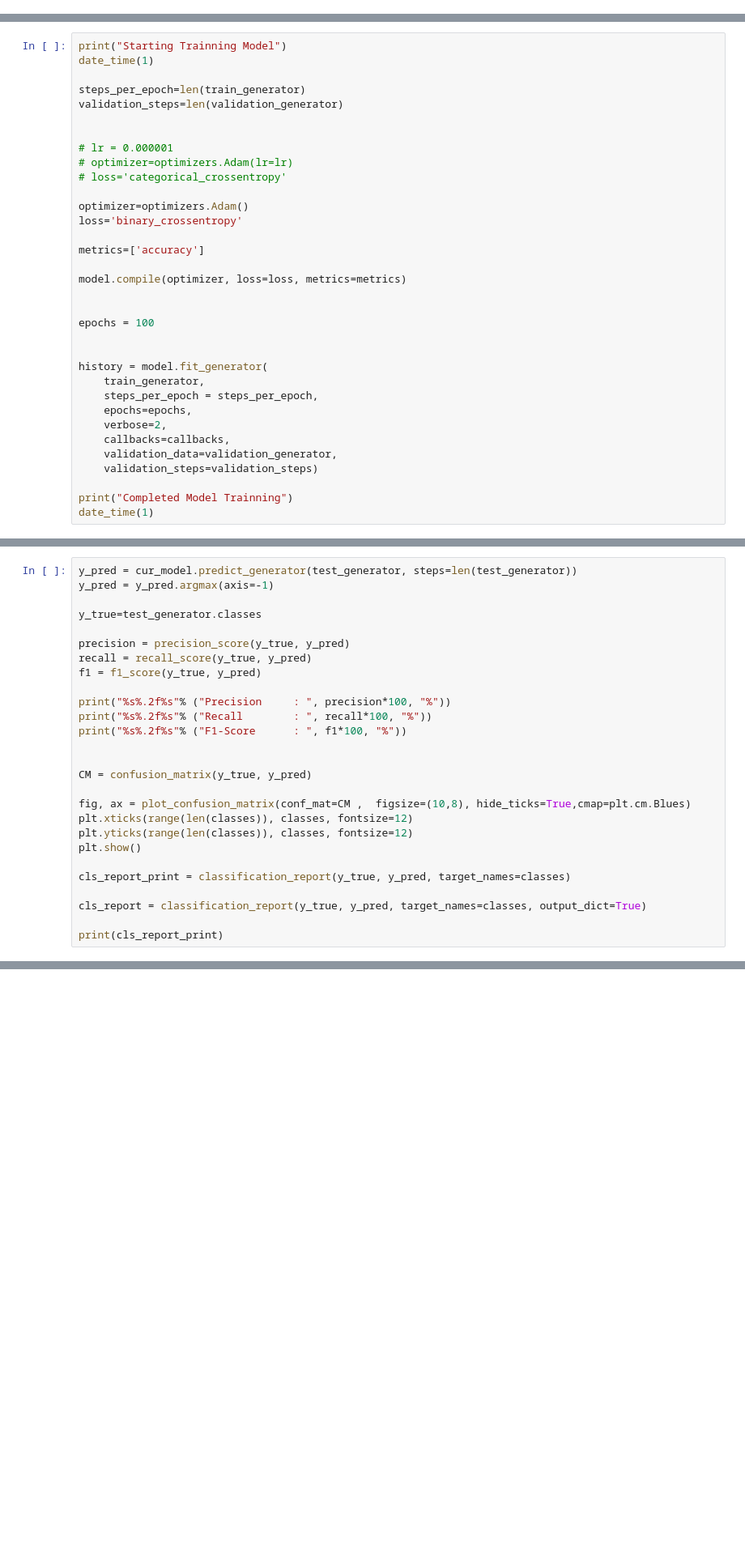
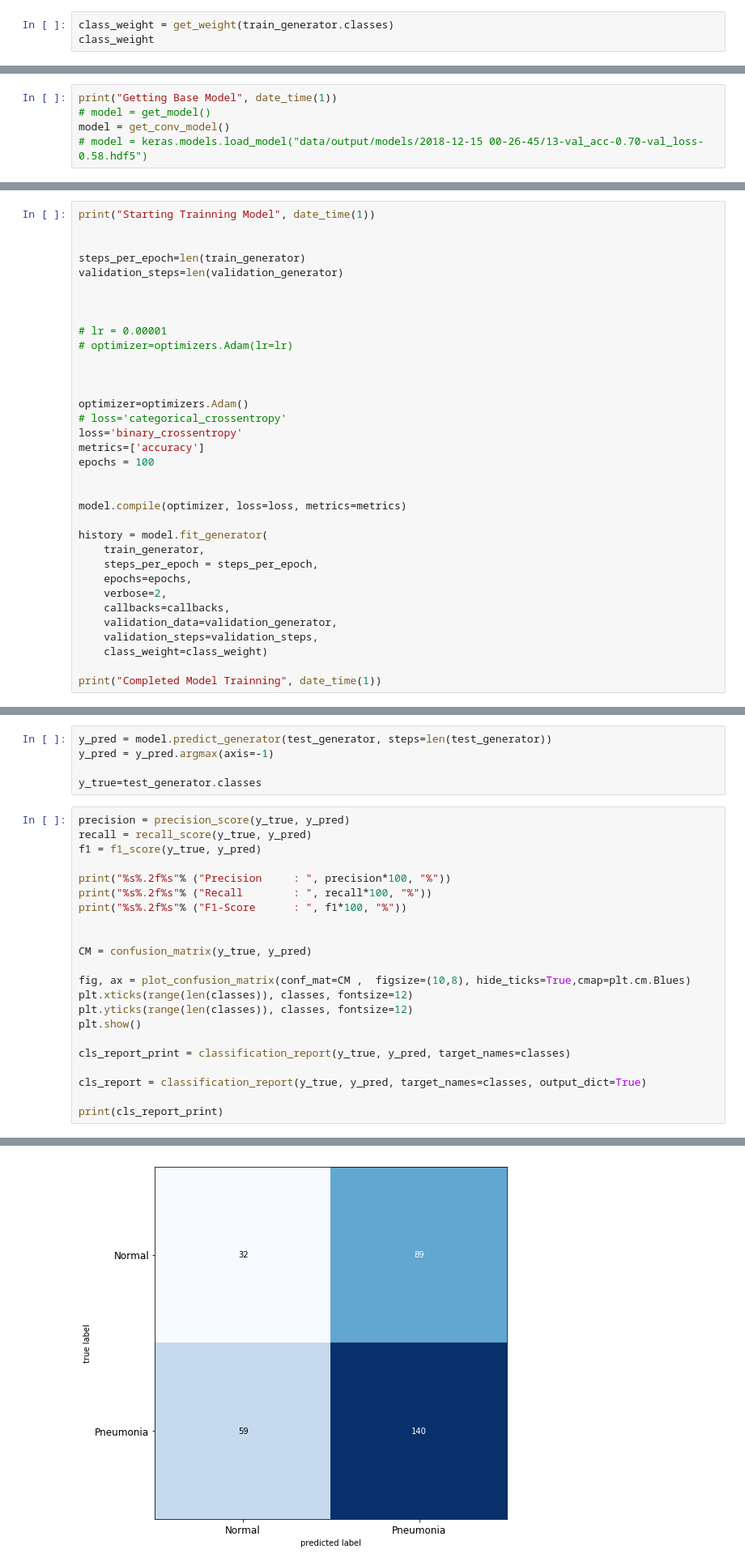
Before and after one commit to anjanatiha/Pneumonia-Detection-from-Chest-X-Ray-Images-with-Deep-Learning, a Jupyter notebook: code/Detection of Pneumonia from Chest X-Ray Images 1.0.0.0.ipynb, the cells around one changed output, grey strips where cells are left out. Shown at 81% size. Drawn from its saved outputs; the diff is of its cells as text; blank space fills up the shorter version.

Commit message:
model in progress

```diff
--- a/code/Detection of Pneumonia from Chest X-Ray Images 1.0.0.0.ipynb
+++ b/code/Detection of Pneumonia from Chest X-Ray Images 1.0.0.0.ipynb
@@ -550,2 +572,5 @@ Found 320 images belonging to 2 classes.
 # %% [markdown]
 ###  Training Files Configuration
+# %%
+class_weight = get_weight(train_generator.classes)
+class_weight
@@ -695,0 +726,5 @@ Got Model
+# %%
+print("Getting Base Model", date_time(1))
+# model = get_model()
+model = get_conv_model()
+# model = keras.models.load_model("data/output/models/2018-12-15 00-26-45/13-val_acc-0.70-val_loss-0.58.hdf5")
@@ -696,25 +749,25 @@ Got Model
 # %%
-print("Starting Trainning Model")
-date_time(1)
+print("Starting Trainning Model", date_time(1))
+
 
 steps_per_epoch=len(train_generator)
 validation_steps=len(validation_generator)
 
 
-# lr = 0.000001
+
+# lr = 0.00001
 # optimizer=optimizers.Adam(lr=lr)
-# loss='categorical_crossentropy'
+
+
 
 optimizer=optimizers.Adam()
+# loss='categorical_crossentropy'
 loss='binary_crossentropy'
+metrics=['accuracy']
+epochs = 100
 
-metrics=['accuracy']
 
 model.compile(optimizer, loss=loss, metrics=metrics)
-
-
-epochs = 100
-
 
 history = model.fit_generator(
     train_generator,
@@ -723,8 +776,8 @@ history = model.fit_generator(
     verbose=2,
     callbacks=callbacks,
     validation_data=validation_generator,
-    validation_steps=validation_steps)
+    validation_steps=validation_steps,
+    class_weight=class_weight)
 
-print("Completed Model Trainning")
-date_time(1)
+print("Completed Model Trainning", date_time(1))
 # %% [output]
@@ -812,9 +892,9 @@ print("%s%.2f%s"% ("Accuracy : ", result[1]*100, "%"))
+# %%
+y_pred = model.predict_generator(test_generator, steps=len(test_generator))
+y_pred = y_pred.argmax(axis=-1)
+
+y_true=test_generator.classes
 # %%
-y_pred = cur_model.predict_generator(test_generator, steps=len(test_generator))
-y_pred = y_pred.argmax(axis=-1)
-
-y_true=test_generator.classes
-
 precision = precision_score(y_true, y_pred)
 recall = recall_score(y_true, y_pred)
 f1 = f1_score(y_true, y_pred)
@@ -836,3 +916,4 @@ cls_report_print = classification_report(y_true, y_pred, target_names=classes)
 cls_report = classification_report(y_true, y_pred, target_names=classes, output_dict=True)
 
 print(cls_report_print)
+# %% [output]
@@ -838,0 +923 @@ print(cls_report_print)
+[figure, added]
```
Also changed, not shown: parts of 29 cells of this notebook.
